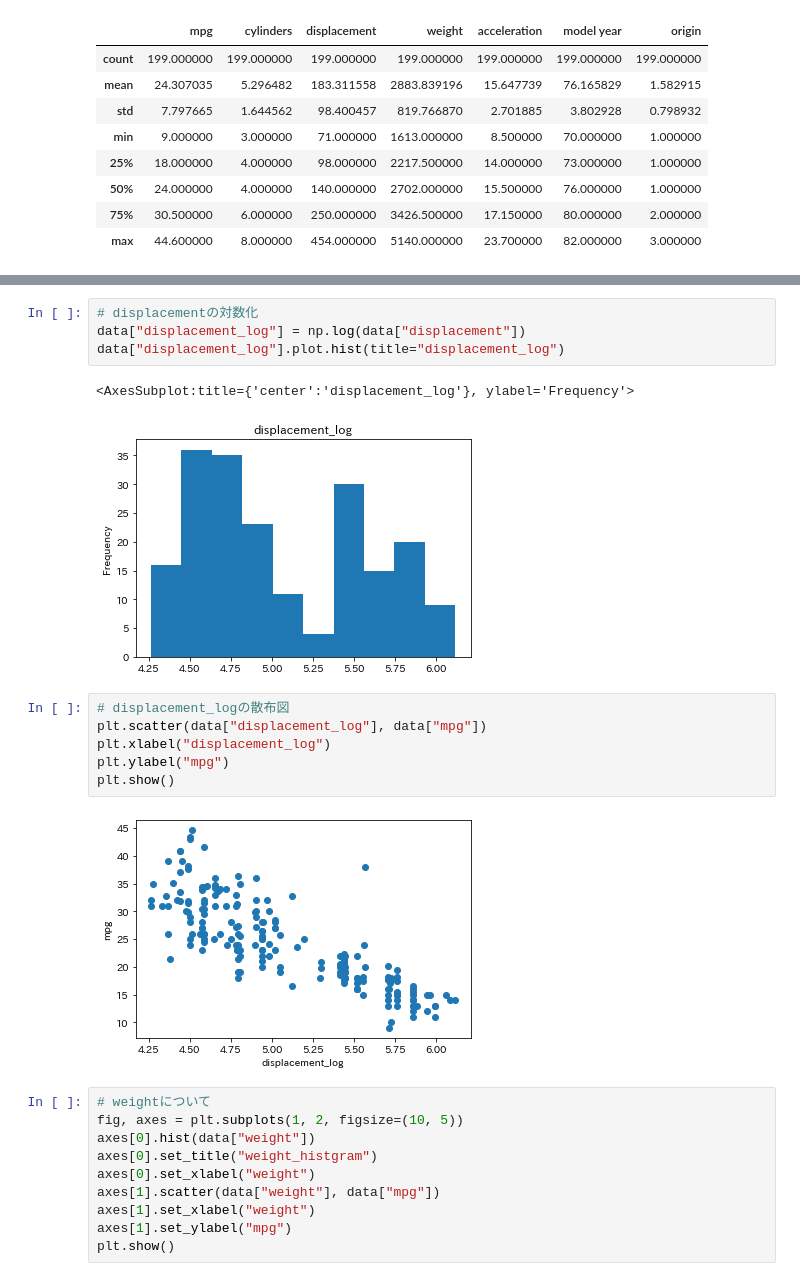
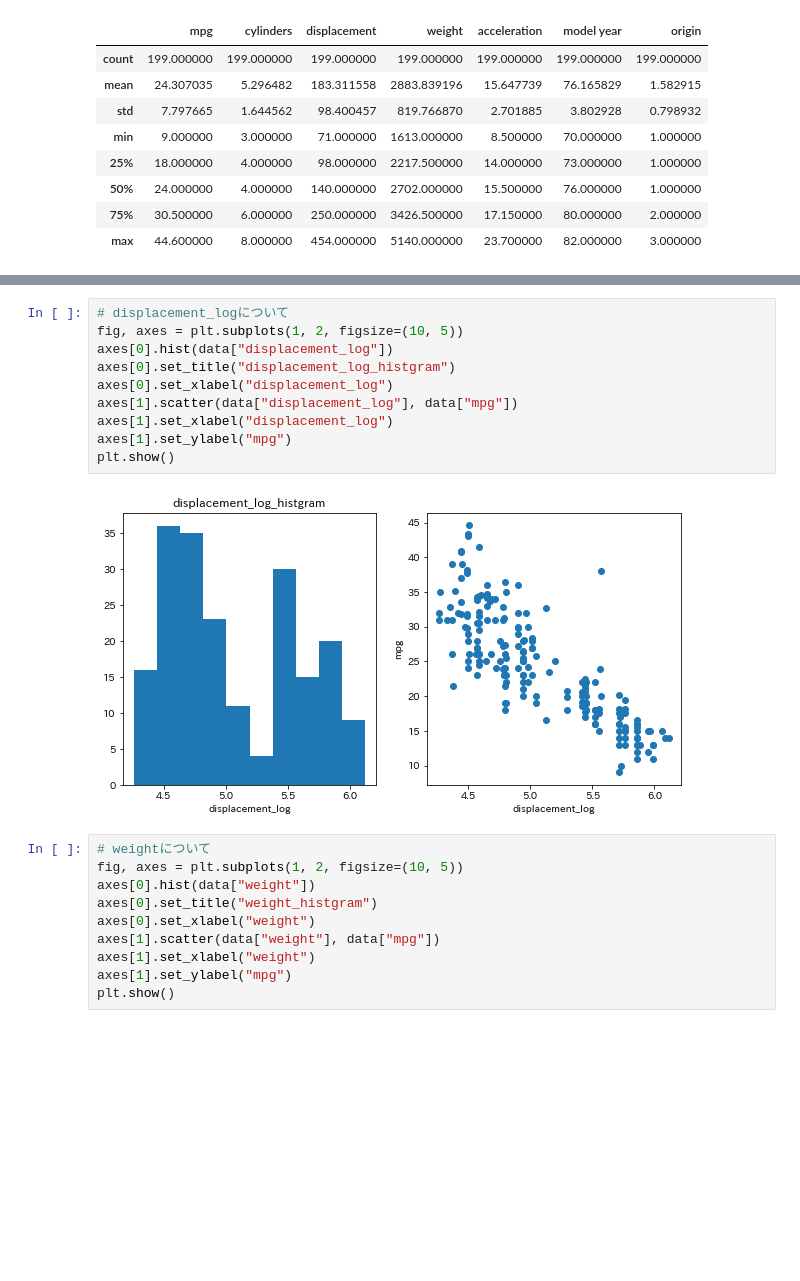
Before and after one commit to kotarott/signate_competition-01, a Jupyter notebook: model_automotive.ipynb, the cells around one changed output, grey strips where cells are left out. Cells and saved outputs as stored; diff of their text form; blank space fills up the shorter version.

```diff
--- a/model_automotive.ipynb
+++ b/model_automotive.ipynb
@@ -144,18 +136,15 @@ plt.show()
-# %%
-# displacementの対数化
-data["displacement_log"] = np.log(data["displacement"])
-data["displacement_log"].plot.hist(title="displacement_log")
-# %% [output]
-<AxesSubplot:title={'center':'displacement_log'}, ylabel='Frequency'>
-[figure, removed]
-# %%
-# displacement_logの散布図
-plt.scatter(data["displacement_log"], data["mpg"])
-plt.xlabel("displacement_log")
-plt.ylabel("mpg")
-plt.show()
-# %% [output]
-[figure, removed]
+# %%
+# displacement_logについて
+fig, axes = plt.subplots(1, 2, figsize=(10, 5))
+axes[0].hist(data["displacement_log"])
+axes[0].set_title("displacement_log_histgram")
+axes[0].set_xlabel("displacement_log")
+axes[1].scatter(data["displacement_log"], data["mpg"])
+axes[1].set_xlabel("displacement_log")
+axes[1].set_ylabel("mpg")
+plt.show()
+# %% [output]
+[figure, added]
 # %%
 # weightについて
 fig, axes = plt.subplots(1, 2, figsize=(10, 5))
```
Also changed, not shown: parts of 18 cells of this notebook, 1 other file.
